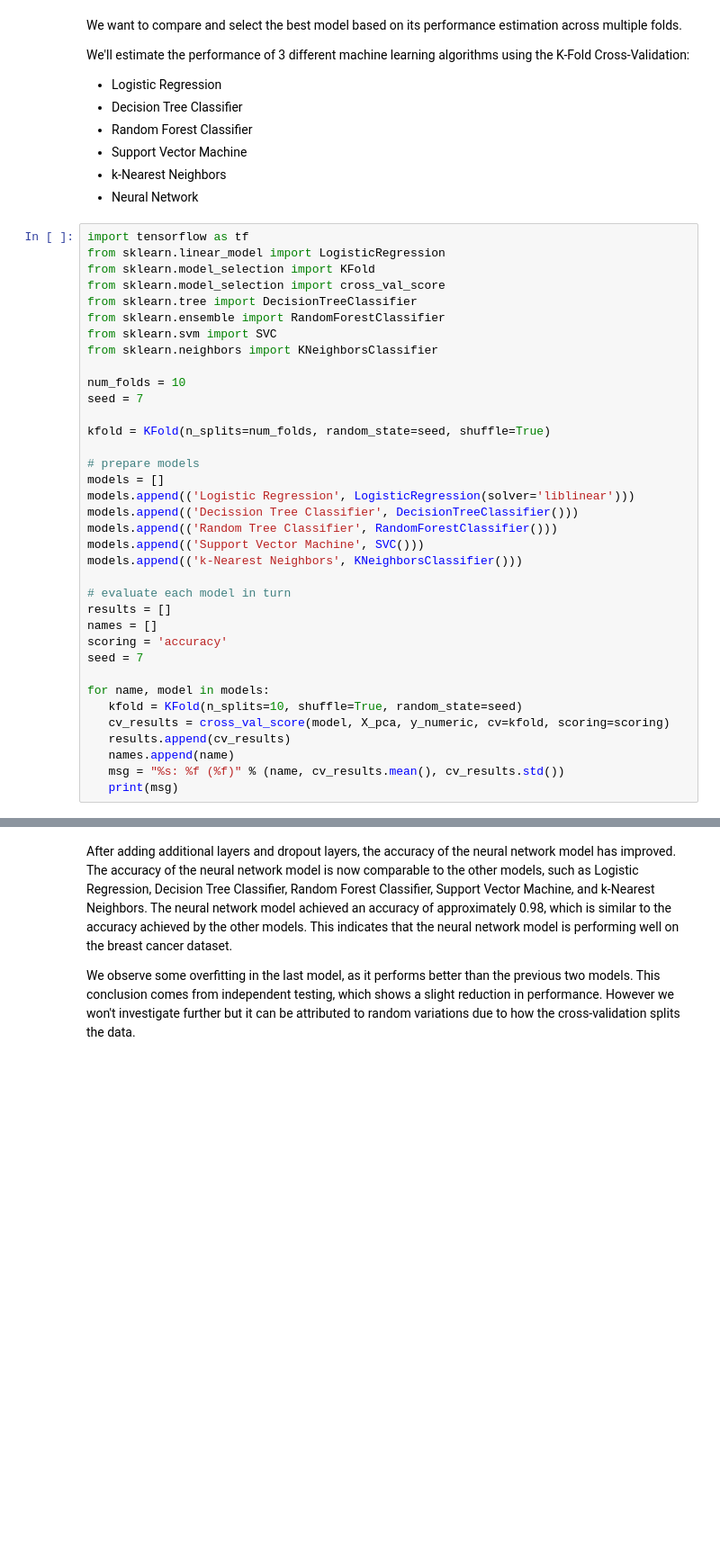
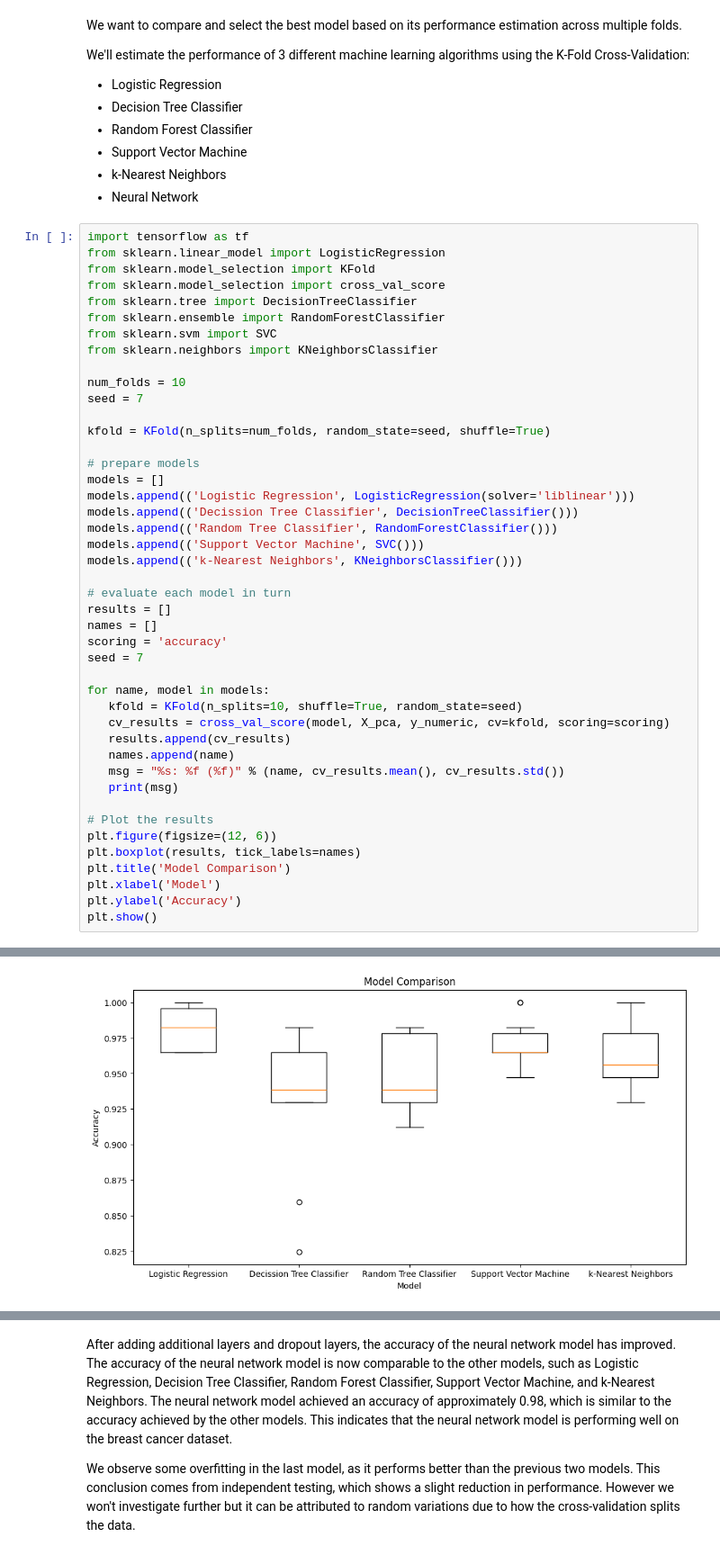
Before and after one commit to aadel7/breast-cancer-ml-model, a Jupyter notebook: AML Coursework.ipynb, the cells around one changed output, grey strips where cells are left out. Shown at 90% size. Saved outputs shown, nothing was run; the diff lists cells and outputs as text; blank space fills up the shorter version.

```diff
--- a/AML Coursework.ipynb
+++ b/AML Coursework.ipynb
@@ -268,3 +271,12 @@ for name, model in models:
    names.append(name)
    msg = "%s: %f (%f)" % (name, cv_results.mean(), cv_results.std())
    print(msg)
+
+# Plot the results
+plt.figure(figsize=(12, 6))
+plt.boxplot(results, tick_labels=names)
+plt.title('Model Comparison')
+plt.xlabel('Model')
+plt.ylabel('Accuracy')
+plt.show()
+# %% [output]
@@ -271,3 +288,4 @@ for name, model in models:
+[figure, added]
 # %%
 from tensorflow.keras.models import Sequential
 from tensorflow.keras.layers import Dense, Dropout
```
Also changed, not shown: parts of 6 cells of this notebook.
